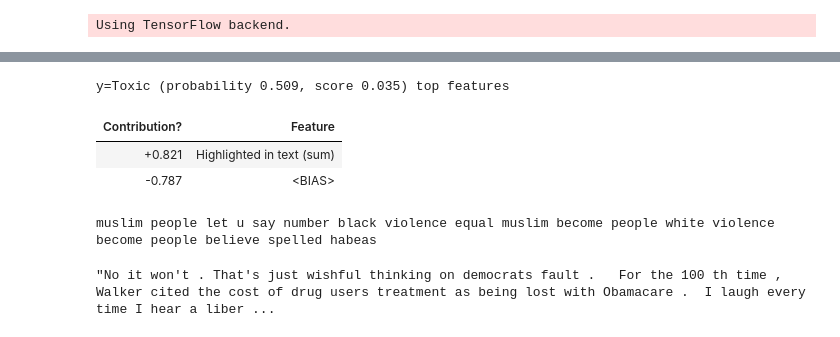
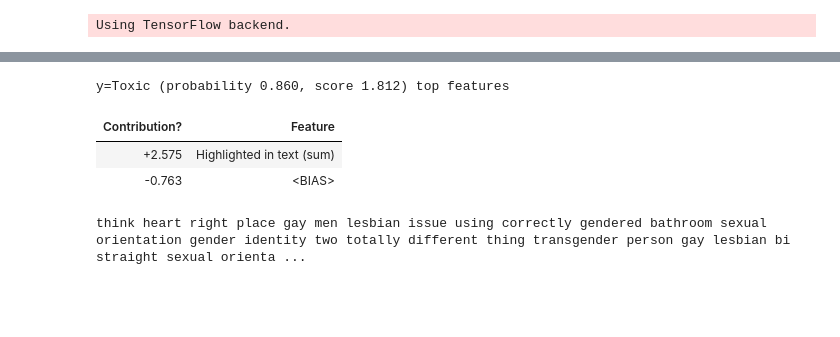
Before and after one commit to GovindSuresh/reducing-bias-in-toxicity-classification, a Jupyter notebook: ML_models.ipynb, the cells around one changed output, grey strips where cells are left out. Cells and saved outputs as stored; diff of their text form; code cells hidden in the pictures; blank space fills up the shorter version.

```diff
--- a/ML_models.ipynb
+++ b/ML_models.ipynb
@@ -756,10 +788,10 @@ joblib.dump(RF_model, 'saved_models/best_RF.pkl')
 ['saved_models/best_RF.pkl']
 # %%
 # predict train and test values
-#y_train_pred = RF_model.predict(X_train)
-#y_test_pred = RF_model.predict(X_test)
+y_train_pred = RF_model.predict(X_train)
+y_test_pred = RF_model.predict(X_test)
 
-#y_train_pred_prob_rf = RF_model.predict_proba(X_train)
+y_train_pred_prob_rf = RF_model.predict_proba(X_train)
 y_test_pred_prob_rf = RF_model.predict_proba(X_test)
 # %%
 y_test_pred_prob_rf
@@ -947,4 +962,0 @@ preds = eli5_log_model.predict_proba(X_test)
-# %%
-test_df['eli5_log'] = preds[:,-1]
-# %%
-test_df['eli5_log'] = np.where(test_df['eli5_log']>=0.5,1,0)
@@ -1017,16 +966,17 @@ joblib.dump(fittedgrid.best_estimator_, 'saved_models/best_log_reg.pkl')
 # %%
 # Instantiate the lime TextExplainer model
 text_model_log = TextExplainer(random_state=1)
 
-#select a comment to investigate
-text = test_df.loc[40972,'comment_text_clean_detokenize']
+#select a comment to investigate - because our model was trained on pre-processed data we need to use the pre-processed
+# text detokenized. You can change the index in the loc function to get different comments.
+text = test_df.loc[175957,'comment_text_clean_detokenize']
 
-# Fit the Textexplainer using the logistic model predicted probabilites
+# Fit the Textexplainer using the the selected test and passing in the predict_proba function for our fitted logistic model.
 text_model_log.fit(text, fittedgrid_log.predict_proba)
 text_model_log.show_prediction(target_names=['Non-toxic', 'Toxic'])
 # %% [output]
-y=Toxic (probability 0.509, score 0.035) top features
+y=Toxic (probability 0.860, score 1.812) top features
 | Contribution? | Feature |
-| +0.821 | Highlighted in text (sum) |
-| -0.787 | <BIAS> |
+| +2.575 | Highlighted in text (sum) |
+| -0.763 | <BIAS> |
-muslim people let u say number black violence equal muslim become people white violence become people believe spelled habeas
+think heart right place gay men lesbian issue using correctly gendered bathroom sexual orientation gender identity two totally different thing transgender person gay lesbian bi straight sexual orienta ...
@@ -1035,4 +982,0 @@ muslim people let u say number black violence equal muslim become people white v
-# %%
-test_df['comment_text'].values[2:3][0]
-# %% [output]
-"No it won't . That's just wishful thinking on democrats fault .   For the 100 th time , Walker cited the cost of drug users treatment as being lost with Obamacare .  I laugh every time I hear a liber ...
```
Also changed, not shown: parts of 46 cells of this notebook, 6 other files.
